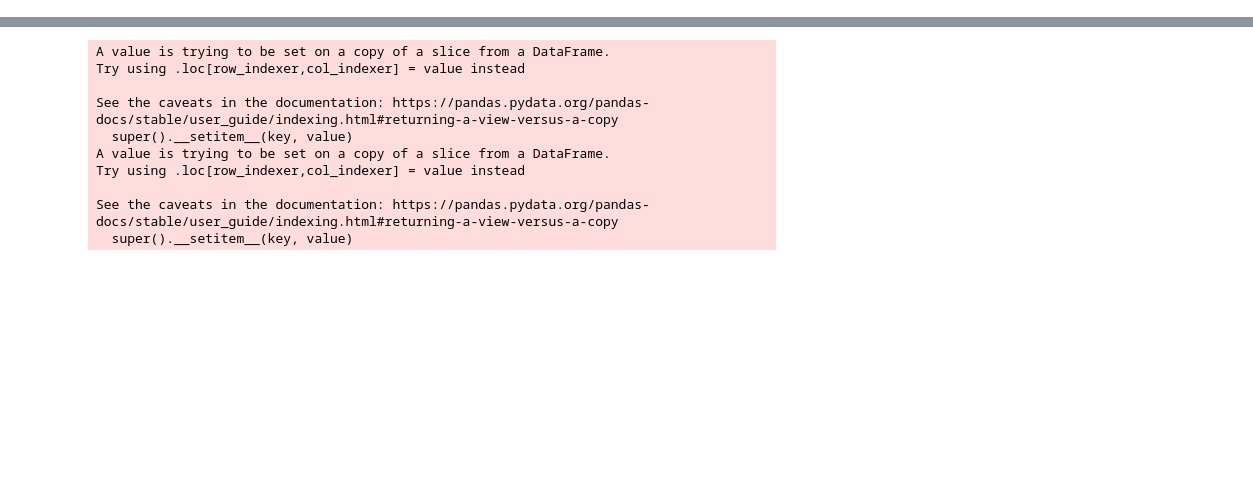
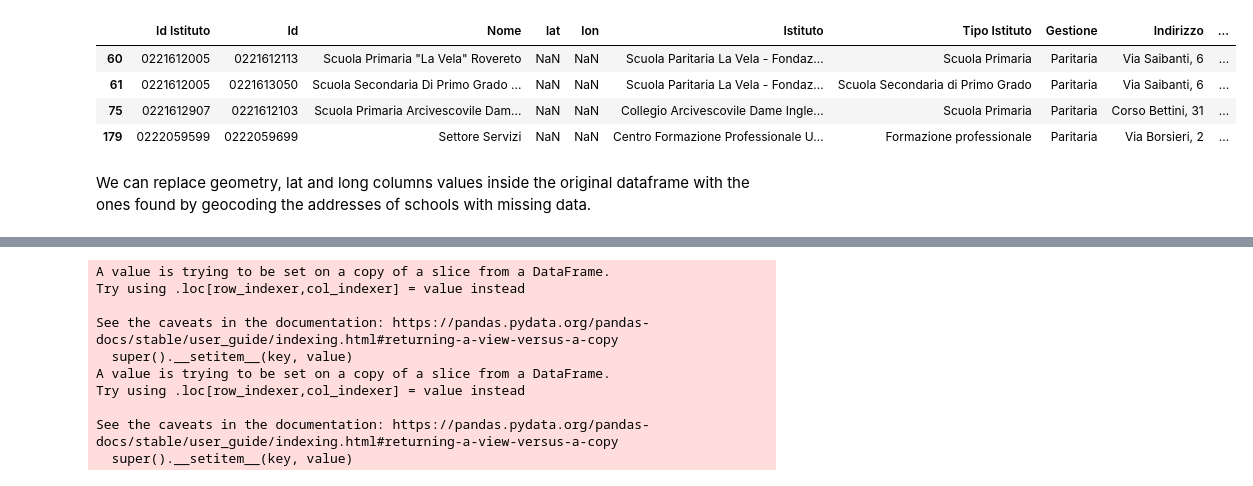
Before and after one commit to AuroraArctic/TrentinoSchools, a Jupyter notebook: src/02-geocoding.ipynb, the cells around one changed output, grey strips where cells are left out. Saved outputs shown, nothing was run; the diff lists cells and outputs as text; code cells hidden in the pictures; blank space fills up the shorter version.

```diff
--- a/src/02-geocoding.ipynb
+++ b/src/02-geocoding.ipynb
@@ -25 +56,11 @@ geo_tn = gpd.tools.geocode(tn_addresses,
+# %%
+first
+# %% [output]
+|  | Id Istituto | Id | Nome | lat | lon | Istituto | Tipo Istituto | Gestione | Indirizzo | ... |
+| 60 | 0221612005 | 0221612113 | Scuola Primaria "La Vela" Rovereto | NaN | NaN | Scuola Paritaria La Vela - Fondaz... | Scuola Primaria | Paritaria | Via Saibanti, 6 | ... |
+| 61 | 0221612005 | 0221613050 | Scuola Secondaria Di Primo Grado ... | NaN | NaN | Scuola Paritaria La Vela - Fondaz... | Scuola Secondaria di Primo Grado | Paritaria | Via Saibanti, 6 | ... |
+| 75 | 0221612907 | 0221612103 | Scuola Primaria Arcivescovile Dam... | NaN | NaN | Collegio Arcivescovile Dame Ingle... | Scuola Primaria | Paritaria | Corso Bettini, 31 | ... |
+| 179 | 0222059599 | 0222059699 | Settore Servizi | NaN | NaN | Centro Formazione Professionale U... | Formazione professionale | Paritaria | Via Borsieri, 2 | ... |
+# %% [markdown]
+We can replace geometry, lat and long columns values inside the original dataframe with the ones found by geocoding the addresses of schools with missing data.
 # %%
```
Also changed, not shown: parts of 23 cells of this notebook, 21 other files.
